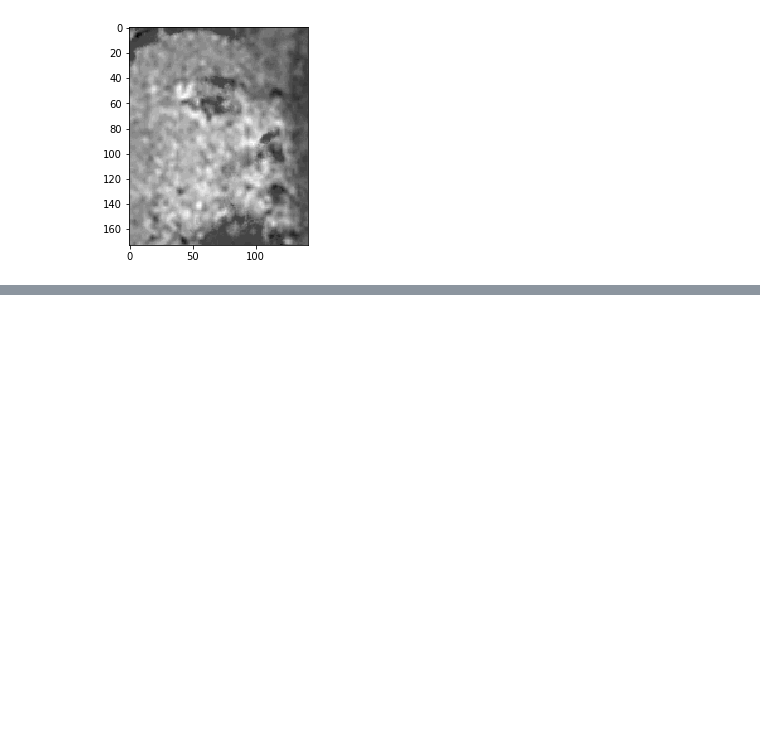
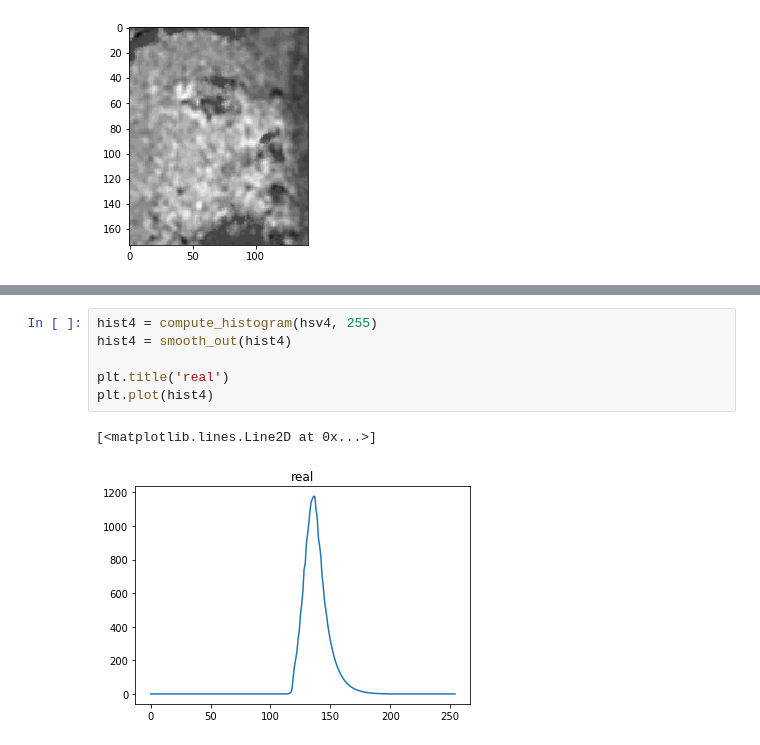
Before and after one commit to filipgrigorov/depth_scaling_experiments, a Jupyter notebook: explore_color_images.ipynb, the cells around one changed output, grey strips where cells are left out. Cells and saved outputs as stored; diff of their text form; blank space fills up the shorter version.

```diff
--- a/explore_color_images.ipynb
+++ b/explore_color_images.ipynb
@@ -104,0 +138,9 @@ plt.imshow(hsv4, cmap='gray')
+# %%
+hist4 = compute_histogram(hsv4, 255)
+hist4 = smooth_out(hist4)
+
+plt.title('real')
+plt.plot(hist4)
+# %% [output]
+[<matplotlib.lines.Line2D at 0x...>]
+[figure, added]
```
Also changed, not shown: parts of 4 cells of this notebook.
